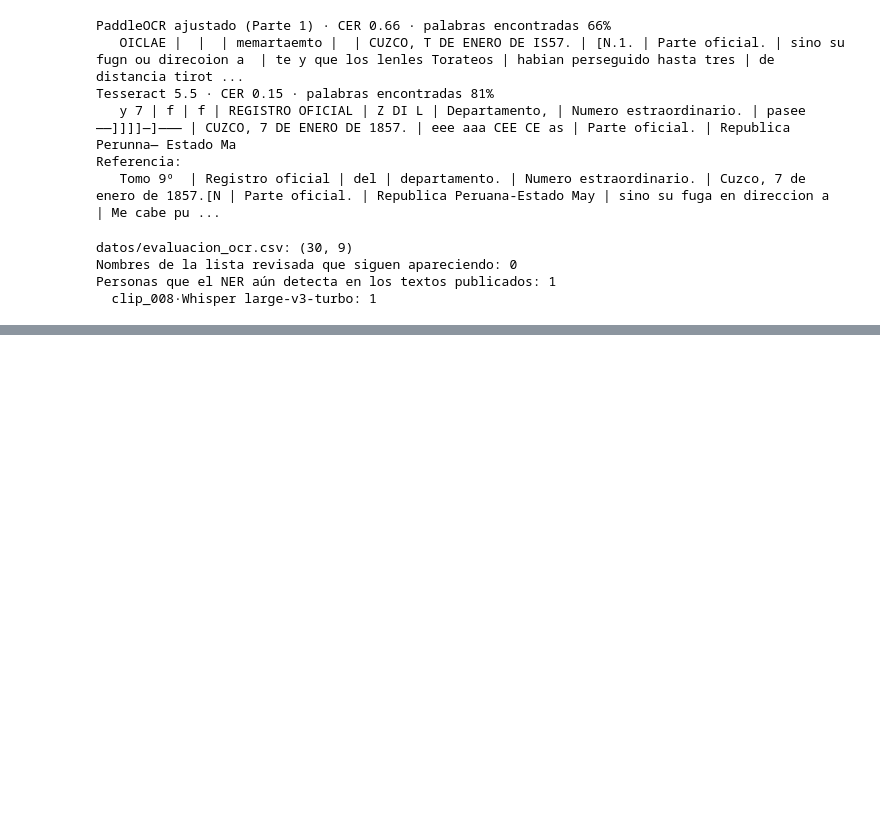
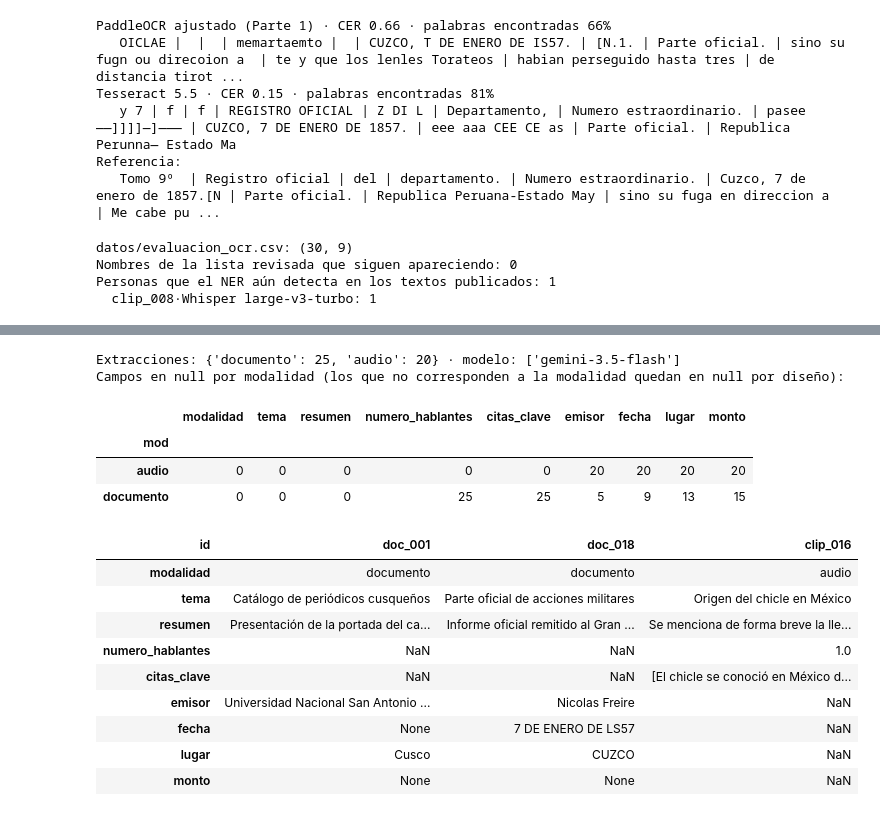
Before and after one commit to SusanMontalvo81/Diplomado-Su-2026, a Jupyter notebook: tarea_2/02_evaluacion.ipynb, the cells around one changed output, grey strips where cells are left out. Cells and saved outputs as stored; diff of their text form; code cells hidden in the pictures; blank space fills up the shorter version.

```diff
--- a/tarea_2/02_evaluacion.ipynb
+++ b/tarea_2/02_evaluacion.ipynb
@@ -421,0 +432,26 @@ Personas que el NER aún detecta en los textos publicados: 1
+# %%
+ext = pd.read_csv("datos/extraccion_llm.csv")
+campos = pd.DataFrame([json.loads(c) | {"id": i, "mod": m} for i, m, c in ext[["id", "modalidad", "campos_json"]].itertuples(index=False)])
+print("Extracciones:", ext["modalidad"].value_counts().to_dict(), "· modelo:", ext["modelo_llm"].unique().tolist())
+nulos = campos.groupby("mod").agg(lambda s: s.isna().sum()).drop(columns="id")
+print("Campos en null por modalidad (los que no corresponden a la modalidad quedan en null por diseño):")
+display(nulos)
+# ejemplos de documentos públicos (impreso y foto) y de un audio
+display(campos.set_index("id").loc[["doc_001", "doc_018", "clip_016"]].drop(columns="mod").T)
+# %% [output]
+Extracciones: {'documento': 25, 'audio': 20} · modelo: ['gemini-3.5-flash']
+Campos en null por modalidad (los que no corresponden a la modalidad quedan en null por diseño):
+|  | modalidad | tema | resumen | numero_hablantes | citas_clave | emisor | fecha | lugar | monto |
+| mod |  |  |  |  |  |  |  |  |  |
+| audio | 0 | 0 | 0 | 0 | 0 | 20 | 20 | 20 | 20 |
+| documento | 0 | 0 | 0 | 25 | 25 | 5 | 9 | 13 | 15 |
+| id | doc_001 | doc_018 | clip_016 |
+| modalidad | documento | documento | audio |
+| tema | Catálogo de periódicos cusqueños | Parte oficial de acciones militares | Origen del chicle en México |
+| resumen | Presentación de la portada del ca... | Informe oficial remitido al Gran ... | Se menciona de forma breve la lle... |
+| numero_hablantes | NaN | NaN | 1.0 |
+| citas_clave | NaN | NaN | [El chicle se conoció en México d... |
+| emisor | Universidad Nacional San Antonio ... | Nicolas Freire | NaN |
+| fecha | None | 7 DE ENERO DE LS57 | NaN |
+| lugar | Cusco | CUZCO | NaN |
+| monto | None | None | NaN |
```
Also changed, not shown: parts of 9 cells of this notebook, 1 other file.
